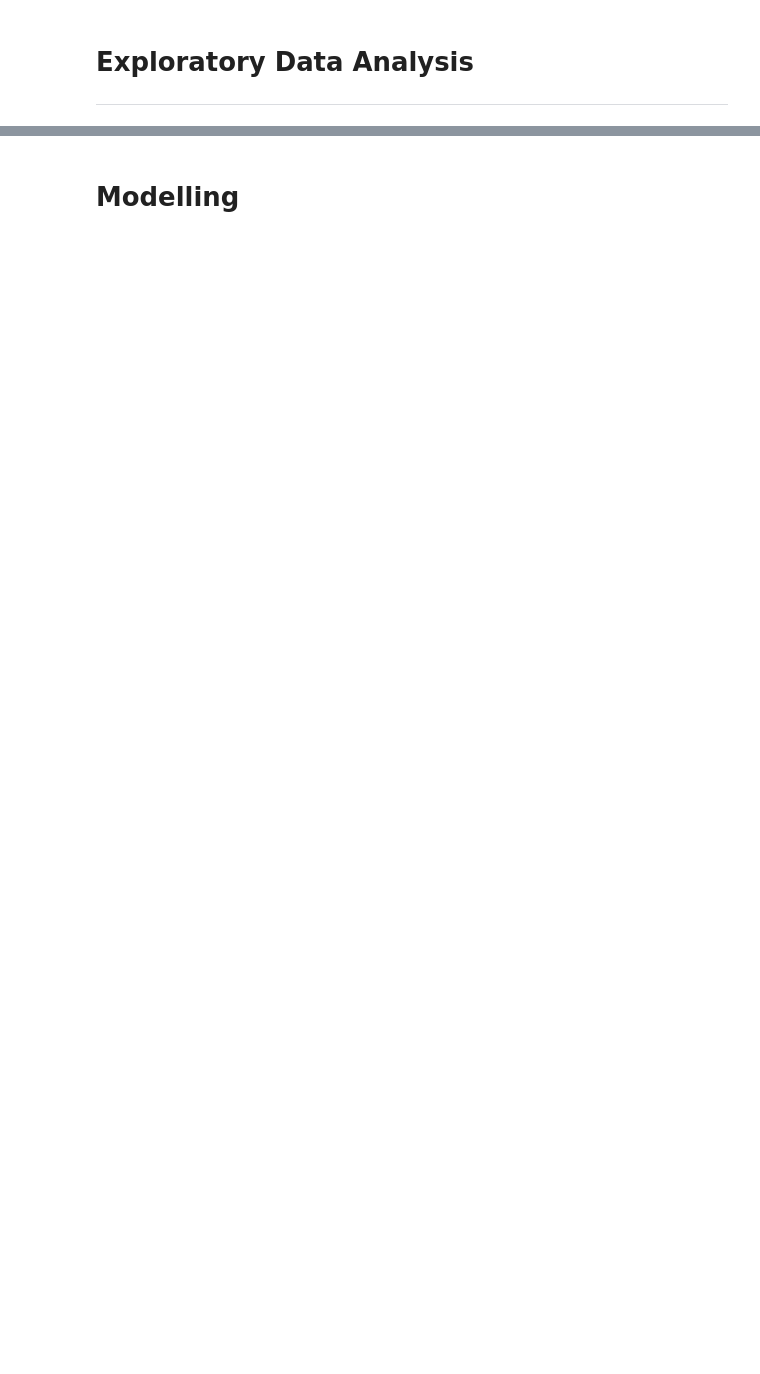
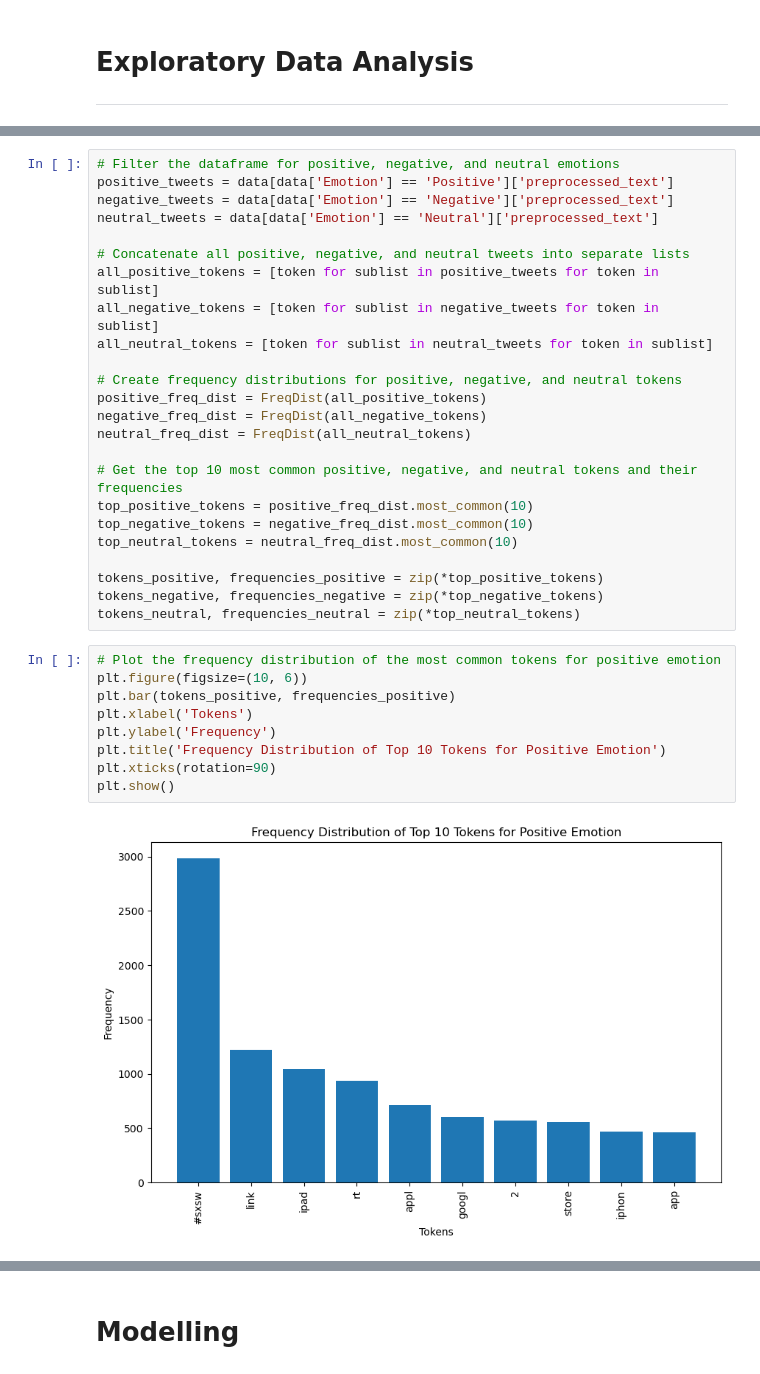
Before and after one commit to R3TR0Quan/twitter-sentiment-analysis, a Jupyter notebook: notebook.ipynb, the cells around one changed output, grey strips where cells are left out. Drawn from its saved outputs; the diff is of its cells as text; blank space fills up the shorter version.

```diff
--- a/notebook.ipynb
+++ b/notebook.ipynb
@@ -230,0 +261,35 @@ data
+# %%
+# Filter the dataframe for positive, negative, and neutral emotions
+positive_tweets = data[data['Emotion'] == 'Positive']['preprocessed_text']
+negative_tweets = data[data['Emotion'] == 'Negative']['preprocessed_text']
+neutral_tweets = data[data['Emotion'] == 'Neutral']['preprocessed_text']
+
+# Concatenate all positive, negative, and neutral tweets into separate lists
+all_positive_tokens = [token for sublist in positive_tweets for token in sublist]
+all_negative_tokens = [token for sublist in negative_tweets for token in sublist]
+all_neutral_tokens = [token for sublist in neutral_tweets for token in sublist]
+
+# Create frequency distributions for positive, negative, and neutral tokens
+positive_freq_dist = FreqDist(all_positive_tokens)
+negative_freq_dist = FreqDist(all_negative_tokens)
+neutral_freq_dist = FreqDist(all_neutral_tokens)
+
+# Get the top 10 most common positive, negative, and neutral tokens and their frequencies
+top_positive_tokens = positive_freq_dist.most_common(10)
+top_negative_tokens = negative_freq_dist.most_common(10)
+top_neutral_tokens = neutral_freq_dist.most_common(10)
+
+tokens_positive, frequencies_positive = zip(*top_positive_tokens)
+tokens_negative, frequencies_negative = zip(*top_negative_tokens)
+tokens_neutral, frequencies_neutral = zip(*top_neutral_tokens)
+# %%
+# Plot the frequency distribution of the most common tokens for positive emotion
+plt.figure(figsize=(10, 6))
+plt.bar(tokens_positive, frequencies_positive)
+plt.xlabel('Tokens')
+plt.ylabel('Frequency')
+plt.title('Frequency Distribution of Top 10 Tokens for Positive Emotion')
+plt.xticks(rotation=90)
+plt.show()
+# %% [output]
+[figure, added]
```
Also changed, not shown: parts of 20 cells of this notebook.
